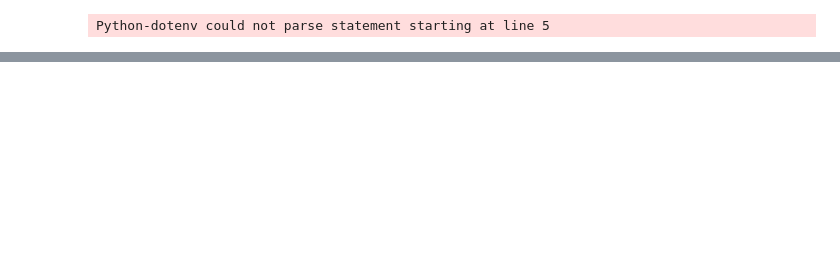
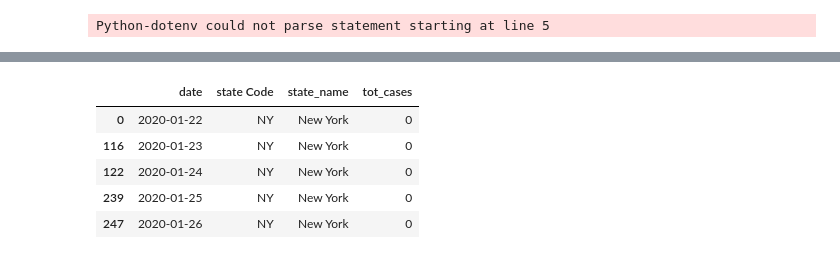
Before and after one commit to chimdyke82/j-Camp, a Jupyter notebook: Project1.ipynb, the cells around one changed output, grey strips where cells are left out. Drawn from its saved outputs; the diff is of its cells as text; code cells hidden in the pictures; blank space fills up the shorter version.

```diff
--- a/Project1.ipynb
+++ b/Project1.ipynb
@@ -877,0 +537,10 @@ map_cases
+# %%
+state_plot = us_data_2.loc[us_data_2["state_name"] == "New York"]
+state_plot.head()
+# %% [output]
+|  | date | state Code | state_name | tot_cases |
+| 0 | 2020-01-22 | NY | New York | 0 |
+| 116 | 2020-01-23 | NY | New York | 0 |
+| 122 | 2020-01-24 | NY | New York | 0 |
+| 239 | 2020-01-25 | NY | New York | 0 |
+| 247 | 2020-01-26 | NY | New York | 0 |
```
Also changed, not shown: parts of 27 cells of this notebook.
